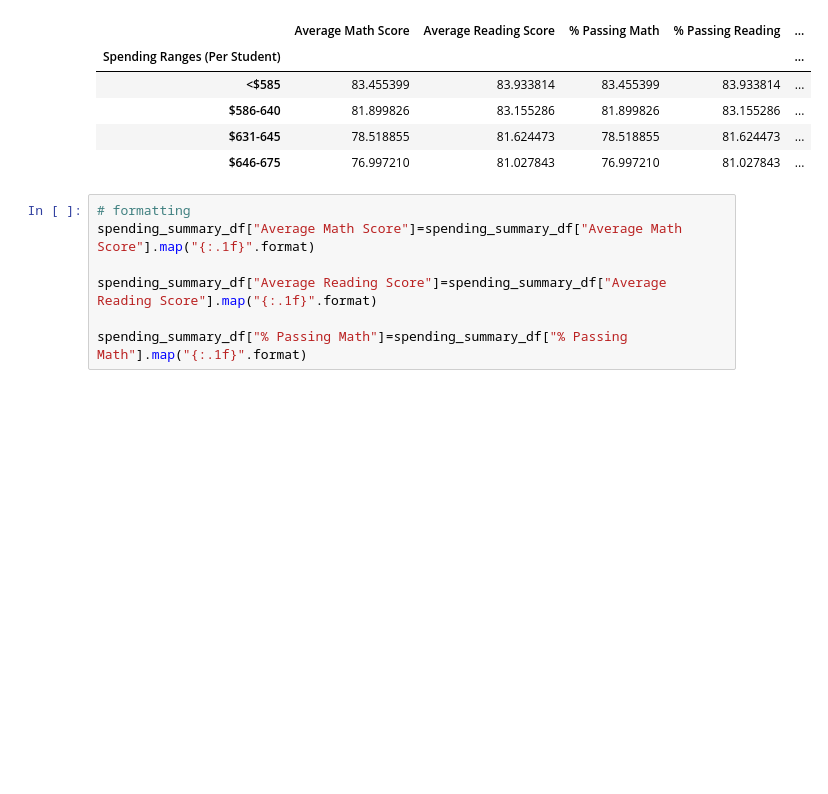
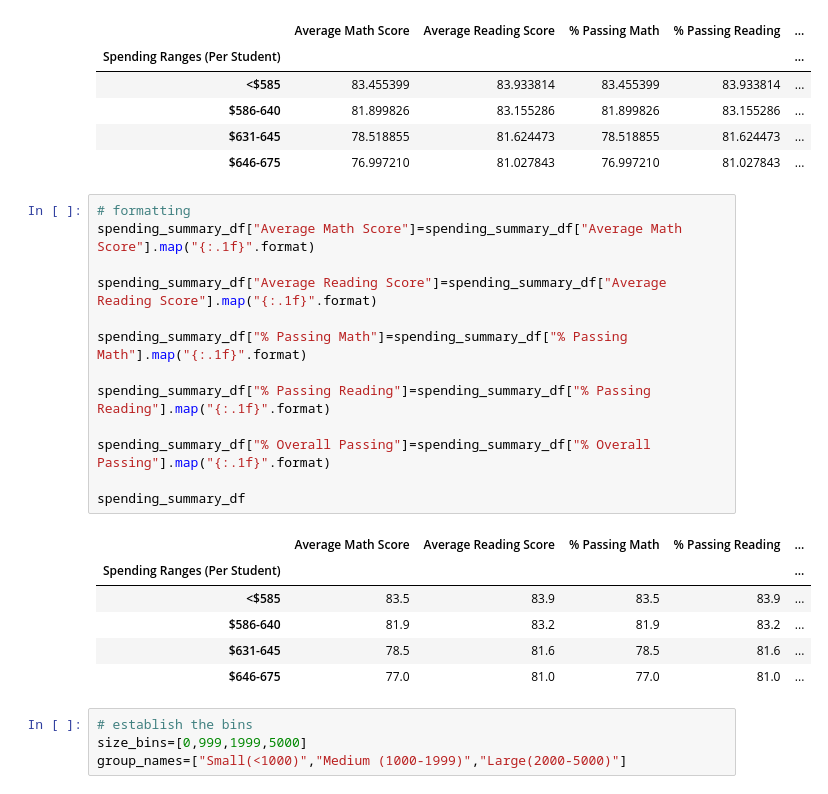
Before and after one commit to ranger9103/School_District_Analysis, a Jupyter notebook: PyCitySchools.ipynb, the cells around one changed output. Saved outputs shown, nothing was run; the diff lists cells and outputs as text; blank space fills up the shorter version.

Commit message:
scores by school size

```diff
--- a/PyCitySchools.ipynb
+++ b/PyCitySchools.ipynb
@@ -1069,7 +1069,24 @@ spending_summary_df
 # %%
 # formatting
 spending_summary_df["Average Math Score"]=spending_summary_df["Average Math Score"].map("{:.1f}".format)
 
 spending_summary_df["Average Reading Score"]=spending_summary_df["Average Reading Score"].map("{:.1f}".format)
 
 spending_summary_df["% Passing Math"]=spending_summary_df["% Passing Math"].map("{:.1f}".format)
+
+spending_summary_df["% Passing Reading"]=spending_summary_df["% Passing Reading"].map("{:.1f}".format)
+
+spending_summary_df["% Overall Passing"]=spending_summary_df["% Overall Passing"].map("{:.1f}".format)
+
+spending_summary_df
+# %% [output]
+|  | Average Math Score | Average Reading Score | % Passing Math | % Passing Reading | ... |
+| Spending Ranges (Per Student) |  |  |  |  | ... |
+| <$585 | 83.5 | 83.9 | 83.5 | 83.9 | ... |
+| $586-640 | 81.9 | 83.2 | 81.9 | 83.2 | ... |
+| $631-645 | 78.5 | 81.6 | 78.5 | 81.6 | ... |
+| $646-675 | 77.0 | 81.0 | 77.0 | 81.0 | ... |
+# %%
+# establish the bins
+size_bins=[0,999,1999,5000]
+group_names=["Small(<1000)","Medium (1000-1999)","Large(2000-5000)"]
```
Also changed, not shown: parts of 4 cells of this notebook.
